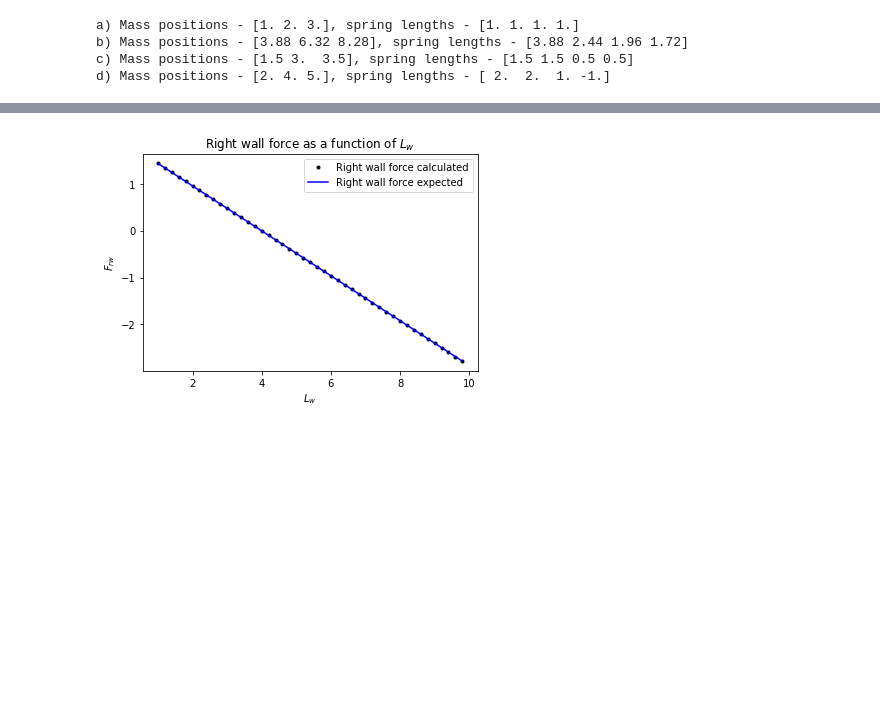
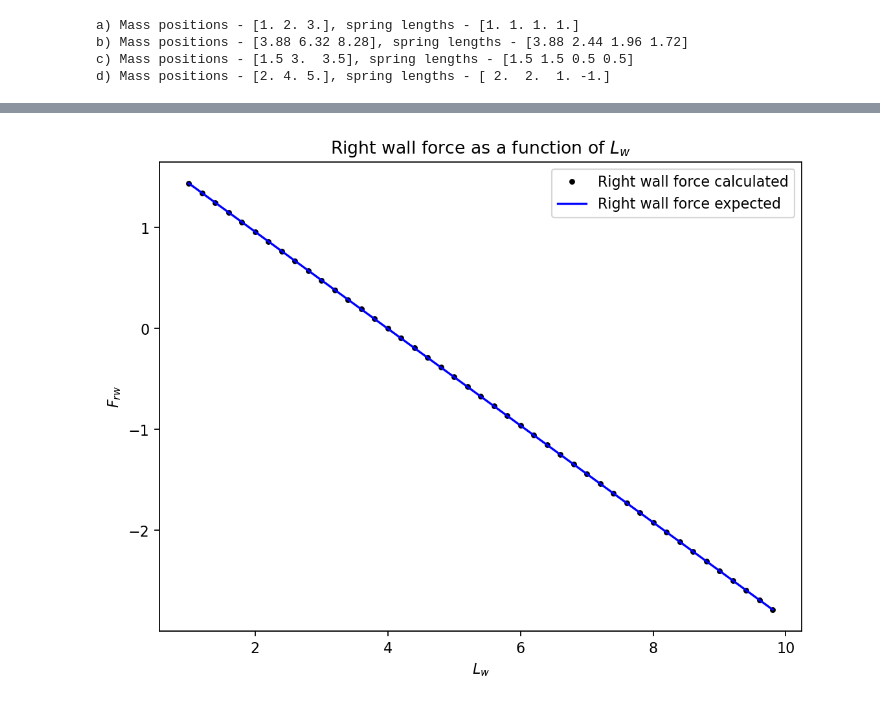
Before and after one commit to hhurst/ProfHurst_PHYS240_Sp23, a Jupyter notebook: Newby/Newby_Pruitt_InClass_5.ipynb, the cells around one changed output, grey strips where cells are left out. Drawn from its saved outputs; the diff is of its cells as text; code cells hidden in the pictures; blank space fills up the shorter version.

```diff
--- a/Newby/Newby_Pruitt_InClass_5.ipynb
+++ b/Newby/Newby_Pruitt_InClass_5.ipynb
@@ -102,9 +119,9 @@ $F_{rw} = −k_4(L_w − x_3 − L_4)$
 # %%
 def ksolverF(k, l, l_w):
-    '''ksolver takes in
+    """ksolver takes in
     k - a vector of size 4, with each index the spring constant of each spring in the system
     l - a vector of size 4, with each index the unstretched length of each spring
-    l_w - the distance of the entire system from wall to wall'''
+    l_w - the distance of the entire system from wall to wall"""
 
     # Matrix that maps the spring constants to the x vector in K*x = b eqn
     bigK = np.array([
@@ -126,32 +143,32 @@ def ksolverF(k, l, l_w):
     springlengths = np.array([xs[0], xs[1] - xs[0], xs[2] - xs[1], l_w - xs[2]])
 
     # Expression of Force on the right wall from problem
     F_rw = -k[3] * (l_w - xs[2] - l[3])
 
     # quantities used to verify Law of Equivalent springs
     L_0 = np.sum(l)
     k_0 = 1/(1/k[0] + 1/k[1] + 1/k[2] + 1/k[3])
 
     # Expresssion of Law of Equivalent springs
     F_equiv = -k_0 * (l_w - L_0)
 
     return F_rw, F_equiv
 
 # want a function of L_{w}
 lwsArray = np.arange(1, 10, 0.2)
 Fs = np.empty(lwsArray.shape)
 Fq = np.empty(lwsArray.shape)
 
 for i, lw in enumerate(lwsArray):
     Fs[i], Fq[i]= ksolverF(k_a, L_a, lw)
 
-plt.figure()
+plt.figure(figsize=(8, 6), dpi=160)
 plt.plot(lwsArray, Fs, 'k.', label = 'Right wall force calculated')
 plt.plot(lwsArray, Fq, 'b-', label = 'Right wall force expected')
 plt.ylabel('$F_{rw}$')
 plt.xlabel('$L_{w}$')
 plt.legend()
 plt.title('Right wall force as a function of $L_w$')
 plt.show()
 # %% [output]
-[figure, old version]
+[figure, new version]
```
Also changed, not shown: parts of 6 cells of this notebook.
